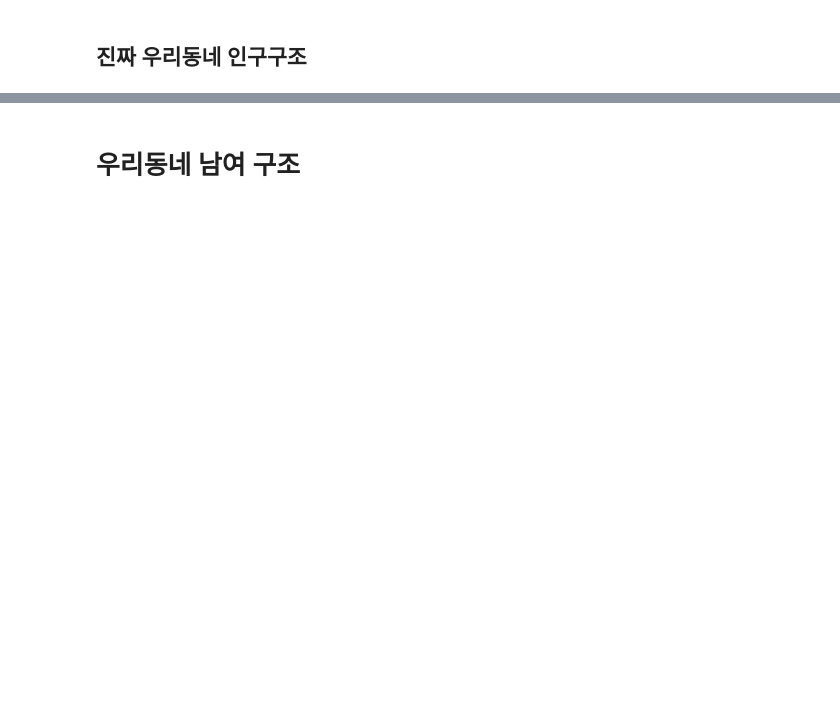
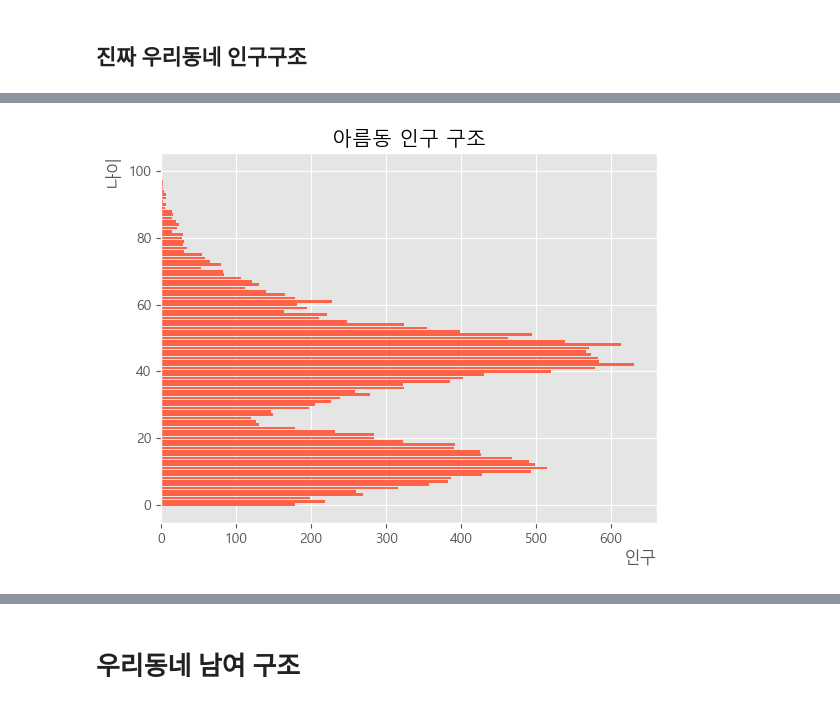
Before and after one commit to BomiDevlog/Multicampus-Data, a Jupyter notebook: DS/2-2.open api[인구공공]_배포용_김보미.ipynb, the cells around one changed output, grey strips where cells are left out. Drawn from its saved outputs; the diff is of its cells as text; code cells hidden in the pictures; blank space fills up the shorter version.

```diff
--- a/DS/2-2.open api[인구공공]_배포용_김보미.ipynb
+++ b/DS/2-2.open api[인구공공]_배포용_김보미.ipynb
@@ -867,0 +1028,51 @@ plt.show()
+# %%
+# 아름동 코드 종합
+
+#라이브러리 임포트
+import pandas as pd
+import numpy as np
+import matplotlib.pyplot as plt
+
+# 데이터 로드
+df = pd.read_csv('./data/population2.csv', encoding='euc-kr')
+
+# 전처리
+df.columns = df.columns.str.replace('2022년08월_','') # 컬럼명 수정
+
+#전처리한 데이터프레임 저장
+df.to_csv('./data/population_new2.csv')
+df = pd.read_csv('./data/population_new2.csv', index_col=0, thousands=',')
+
+# 불필요한 데이터 삭제
+del df['남_총인구수'], df['남_연령구간인구수']
+del df['여_총인구수'], df['여_연령구간인구수']
+
+# 동네 이름
+name = '아름동'
+mytown = df[df['행정구역'].str.contains('아름동')]
+
+#남여 데이터 추출
+male = mytown.iloc[:,1:102]
+female = mytown.iloc[:,102:203]
+
+#연령별 남여 합계 계산
+total = []
+
+for i in range(0,101):
+    # print(male.iloc[0,i])
+    total.append((male.iloc[0,i]) + (female.iloc[0,i]))
+
+# 시각화
+plt.figure()
+# plt.style.use('ggplot')
+plt.rc('font', family = "Malgun Gothic") #한글사용
+plt.rcParams['axes.unicode_minus']=False #마이너스 부호 깨짐
+
+plt.title(f'{name} 인구 구조')
+plt.xlabel('인구', loc='right')
+plt.ylabel('나이', loc='top')
+
+plt.barh(range(101), total, color = 'tomato')
+plt.show()
+# %% [output]
+[figure, added]
```
Also changed, not shown: parts of 80 cells of this notebook, 5 other files.
